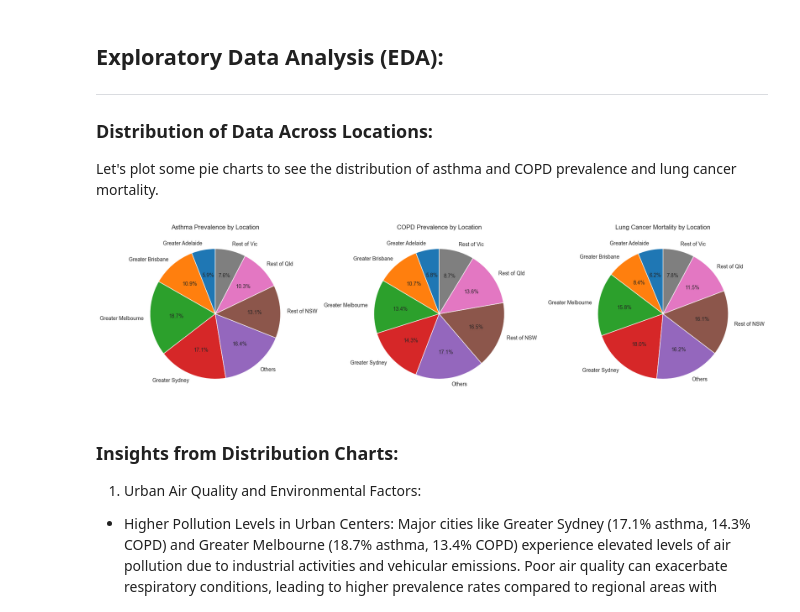
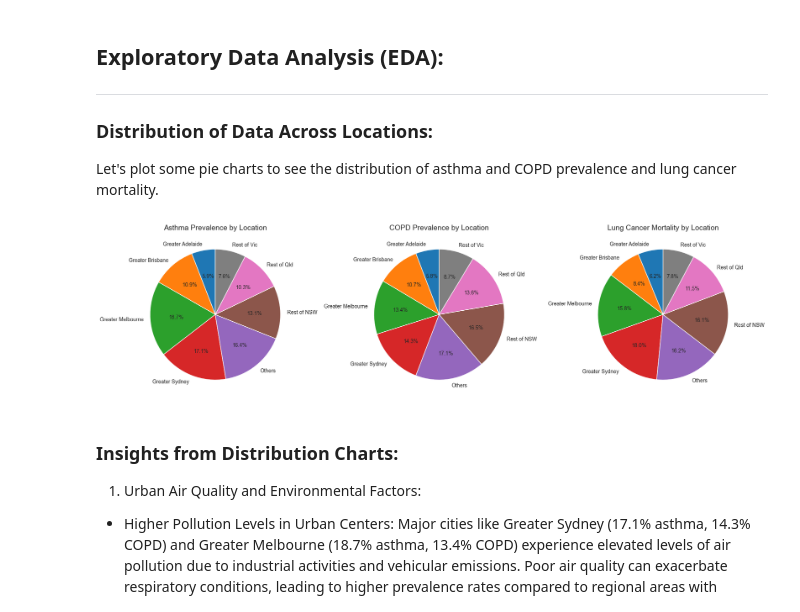
Before and after one commit to Rafsan7238/Analysing-Air-Quality-and-Lung-Disorder-in-Australia, a Jupyter notebook: frontend/Lung Disease Analysis.ipynb, the cells around one changed output. Saved outputs shown, nothing was run; the diff lists cells and outputs as text; code cells hidden in the pictures.

Commit message:
Fixed pie chart dimensions

```diff
--- a/frontend/Lung Disease Analysis.ipynb
+++ b/frontend/Lung Disease Analysis.ipynb
@@ -92,38 +92,38 @@ Let's plot some pie charts to see the distribution of asthma and COPD prevalence
 major_locations = ['Greater Melbourne', 'Greater Sydney', 'Greater Brisbane', 'Greater Adelaide', 'Rest of Vic', 'Rest of NSW', 'Rest of Qld']
 
 # Define the aggregation function
 def aggregate_locations(location):
     if location in major_locations:
         return location
     else:
         return 'Others'
 
 # Apply the aggregation function to create a new column 'aggregated_location'
 merged_data_1.loc[:, 'aggregated_location'] = merged_data_1['gccsa_name'].apply(aggregate_locations)
 
 # Filter data for pie charts (include only major locations and "Others")
 filtered_data = merged_data_1.groupby('aggregated_location')[['Total asthma', 'Total COPD', 'Lung cancer total mortality']].sum()
 
 # Create subplots for pie charts
-fig, (ax1, ax2, ax3) = plt.subplots(1, 3, figsize=(18, 10))
+fig, (ax1, ax2, ax3) = plt.subplots(1, 3, figsize=(18, 12))
 
 # Plot pie chart for Asthma prevalence
 ax1.pie(filtered_data['Total asthma'], labels=filtered_data.index, autopct='%1.1f%%', startangle=90)
-ax1.set_title('Asthma Prevalence by Location')
+ax1.set_title('Asthma Prevalence by Location', fontsize=14)
 
 # Plot pie chart for COPD prevalence
 ax2.pie(filtered_data['Total COPD'], labels=filtered_data.index, autopct='%1.1f%%', startangle=90)
-ax2.set_title('COPD Prevalence by Location')
+ax2.set_title('COPD Prevalence by Location', fontsize=14)
 
 # Plot pie chart for Lung Cancer mortality
 ax3.pie(filtered_data['Lung cancer total mortality'], labels=filtered_data.index, autopct='%1.1f%%', startangle=90)
-ax3.set_title('Lung Cancer Mortality by Location')
+ax3.set_title('Lung Cancer Mortality by Location', fontsize=14)
 
 # Adjust layout and display the plot
 plt.tight_layout()
 plt.show()
 # %% [output]
-[figure, old version]
+[figure, new version]
 # %% [markdown]
 ### Insights from Distribution Charts:
 
```
